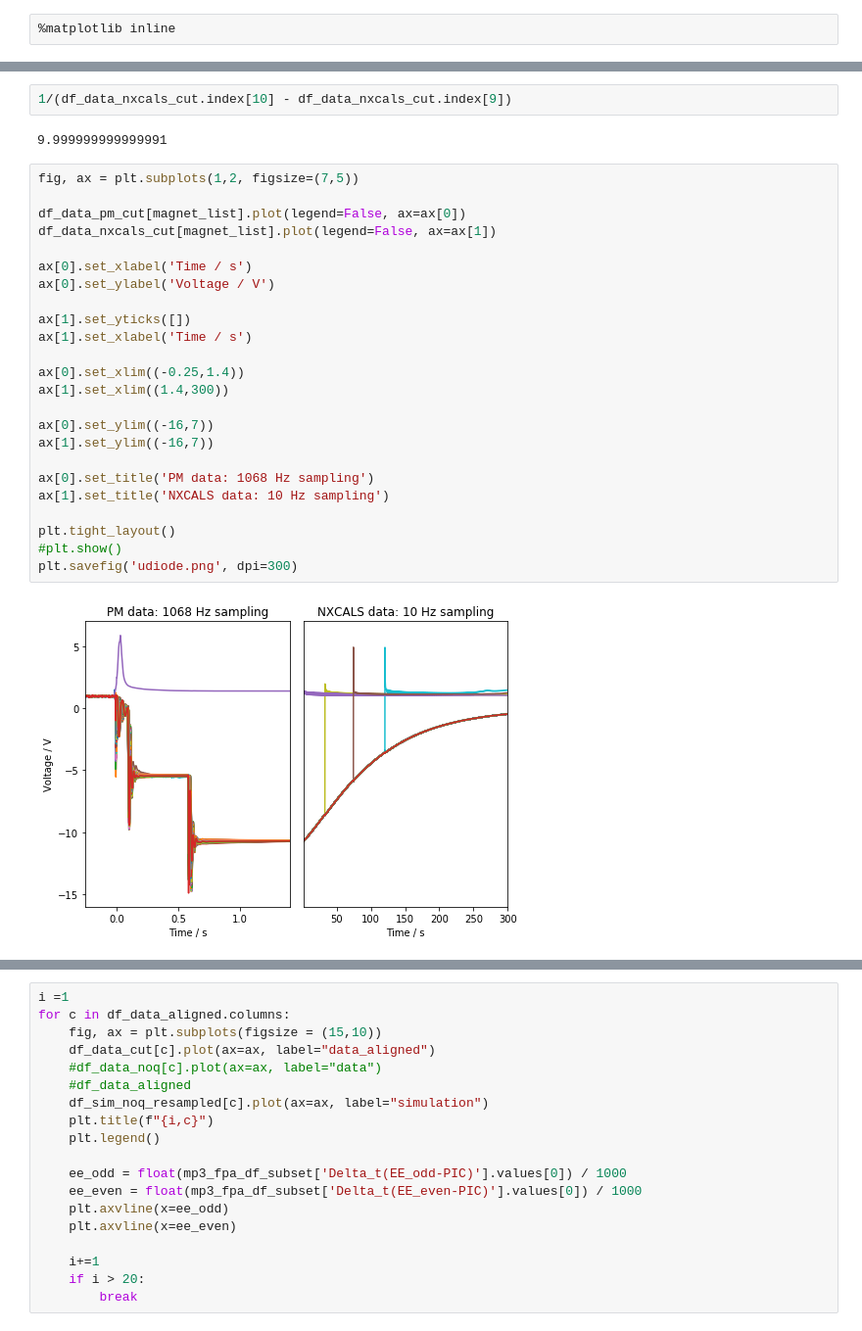
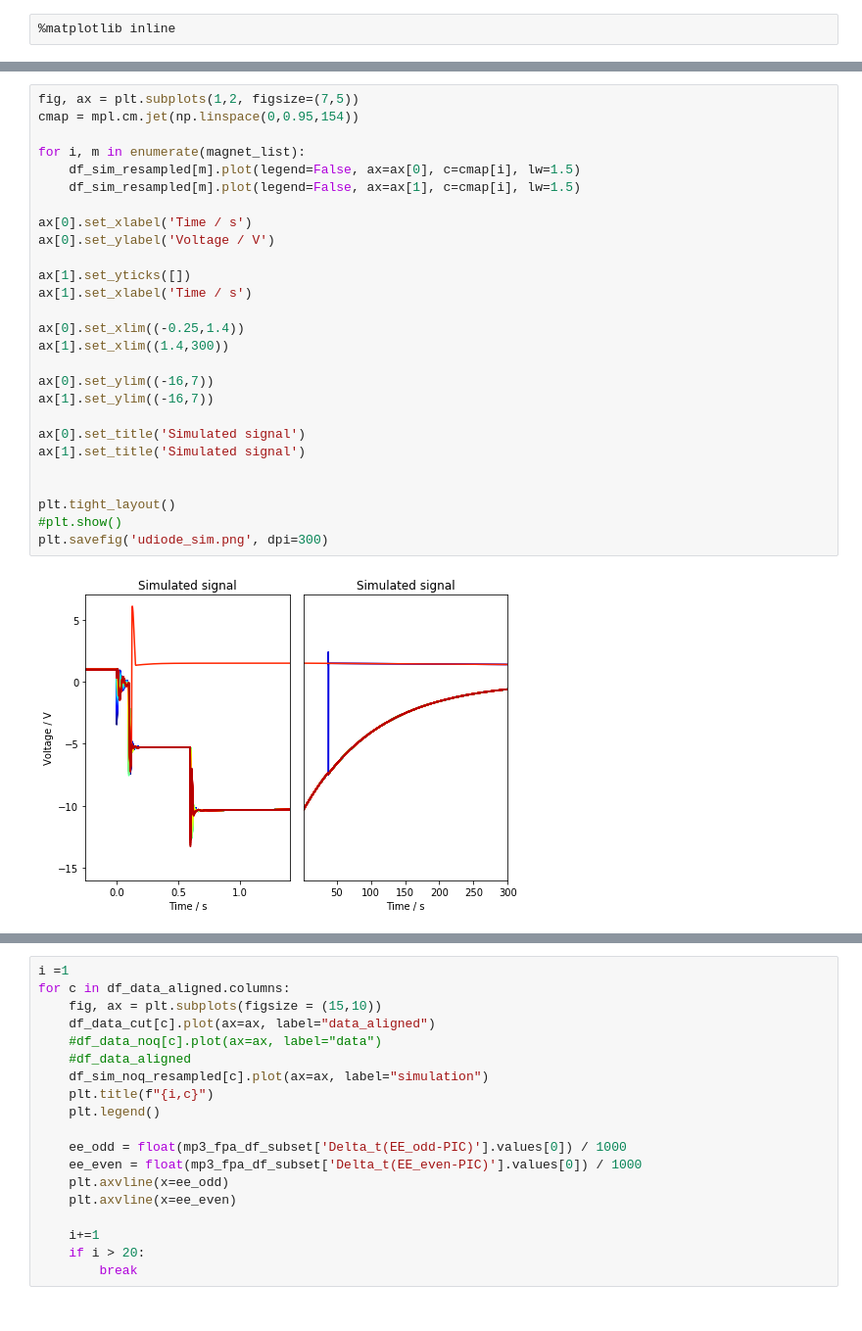
Before and after one commit to cobermai/lhc_anomaly_detection, a Jupyter notebook: notebooks/RB_FPA_analysis_full_quench.ipynb, the cells around one changed output, grey strips where cells are left out. Shown at 98% size. Cells and saved outputs as stored; diff of their text form.

```diff
--- a/notebooks/RB_FPA_analysis_full_quench.ipynb
+++ b/notebooks/RB_FPA_analysis_full_quench.ipynb
@@ -170,34 +171,33 @@ df_sim_resampled[dropped_columns_simulation] = np.nan
 # bring into electrical order again
 df_data_cut = df_data_cut[magnet_list]
 df_sim_resampled = df_sim_resampled[magnet_list]
-# %%
-1/(df_data_nxcals_cut.index[10] - df_data_nxcals_cut.index[9])
-# %% [output]
-9.999999999999991
-# %%
-fig, ax = plt.subplots(1,2, figsize=(7,5))
-
-df_data_pm_cut[magnet_list].plot(legend=False, ax=ax[0])
-df_data_nxcals_cut[magnet_list].plot(legend=False, ax=ax[1])
-
-ax[0].set_xlabel('Time / s')
-ax[0].set_ylabel('Voltage / V')
-
-ax[1].set_yticks([])
-ax[1].set_xlabel('Time / s')
-
-ax[0].set_xlim((-0.25,1.4))
-ax[1].set_xlim((1.4,300))
-
-ax[0].set_ylim((-16,7))
-ax[1].set_ylim((-16,7))
-
-ax[0].set_title('PM data: 1068 Hz sampling')
-ax[1].set_title('NXCALS data: 10 Hz sampling')
-
-plt.tight_layout()
-#plt.show()
-plt.savefig('udiode.png', dpi=300)
-# %% [output]
-[figure, removed]
+# %%
+fig, ax = plt.subplots(1,2, figsize=(7,5))
+cmap = mpl.cm.jet(np.linspace(0,0.95,154))
+
+for i, m in enumerate(magnet_list):
+    df_sim_resampled[m].plot(legend=False, ax=ax[0], c=cmap[i], lw=1.5)
+    df_sim_resampled[m].plot(legend=False, ax=ax[1], c=cmap[i], lw=1.5)
+
+ax[0].set_xlabel('Time / s')
+ax[0].set_ylabel('Voltage / V')
+
+ax[1].set_yticks([])
+ax[1].set_xlabel('Time / s')
+
+ax[0].set_xlim((-0.25,1.4))
+ax[1].set_xlim((1.4,300))
+
+ax[0].set_ylim((-16,7))
+ax[1].set_ylim((-16,7))
+
+ax[0].set_title('Simulated signal')
+ax[1].set_title('Simulated signal')
+
+
+plt.tight_layout()
+#plt.show()
+plt.savefig('udiode_sim.png', dpi=300)
+# %% [output]
+[figure, added]
 # %%
```
Also changed, not shown: parts of 3 cells of this notebook, 13 other files.
